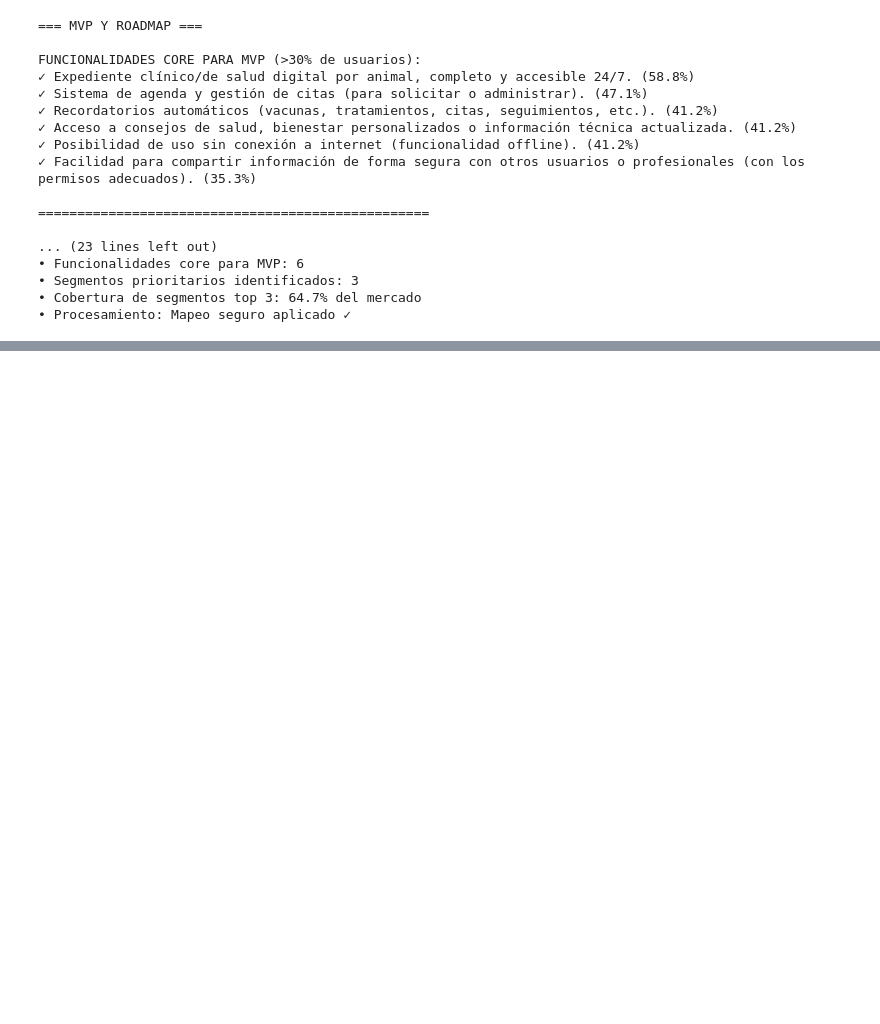
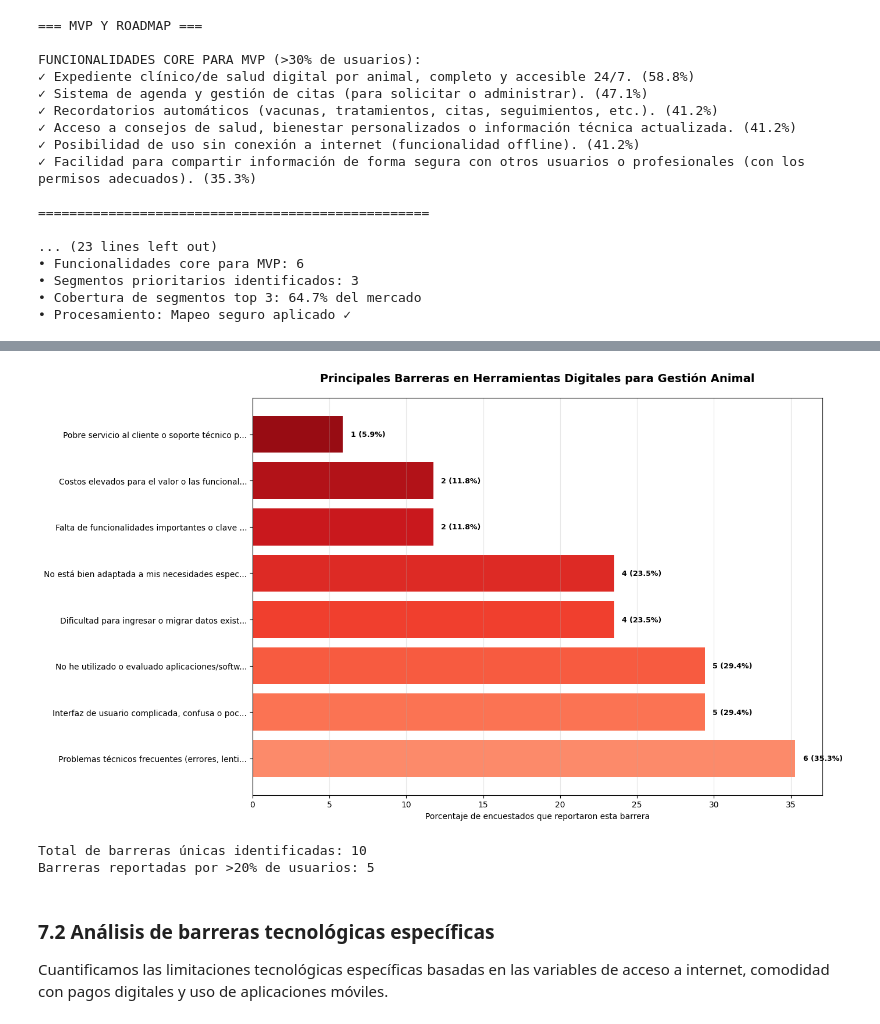
Before and after one commit to betooxx-dev/md-vetzoone, a Jupyter notebook: notebook_main.ipynb, the cells around one changed output, grey strips where cells are left out. Saved outputs shown, nothing was run; the diff lists cells and outputs as text; code cells hidden in the pictures; blank space fills up the shorter version.

```diff
--- a/notebook_main.ipynb
+++ b/notebook_main.ipynb
@@ -879,0 +984,33 @@ FUNCIONALIDADES CORE PARA MVP (>30% de usuarios):
+# %%
+top_frustraciones = frustraciones_df.head(8)
+
+plt.figure(figsize=(14, 8))
+colors = plt.cm.Reds(np.linspace(0.4, 0.9, len(top_frustraciones)))
+bars = plt.barh(range(len(top_frustraciones)), top_frustraciones['porcentaje'], color=colors)
+
+labels = [label[:45] + '...' if len(label) > 45 else label for label in top_frustraciones['frustracion']]
+plt.yticks(range(len(top_frustraciones)), labels)
+
+for i, (bar, row) in enumerate(zip(bars, top_frustraciones.iterrows())):
+    width = bar.get_width()
+    plt.text(width + 0.5, bar.get_y() + bar.get_height()/2,
+             f'{row[1]["menciones"]} ({width:.1f}%)',
+             ha='left', va='center', fontweight='bold', fontsize=9)
+
+plt.xlabel('Porcentaje de encuestados que reportaron esta barrera')
+plt.title('Principales Barreras en Herramientas Digitales para Gestión Animal',
+         fontsize=14, fontweight='bold', pad=20)
+plt.grid(axis='x', alpha=0.3)
+plt.tight_layout()
+plt.show()
+
+print(f"\nTotal de barreras únicas identificadas: {len(frustraciones_df)}")
+print(f"Barreras reportadas por >20% de usuarios: {len(frustraciones_df[frustraciones_df['porcentaje'] > 20])}")
+# %% [output]
+[figure, added]
+Total de barreras únicas identificadas: 10
+Barreras reportadas por >20% de usuarios: 5
+# %% [markdown]
+### 7.2 Análisis de barreras tecnológicas específicas
+
+Cuantificamos las limitaciones tecnológicas específicas basadas en las variables de acceso a internet, comodidad con pagos digitales y uso de aplicaciones móviles.
```
Also changed, not shown: parts of 15 cells of this notebook.
